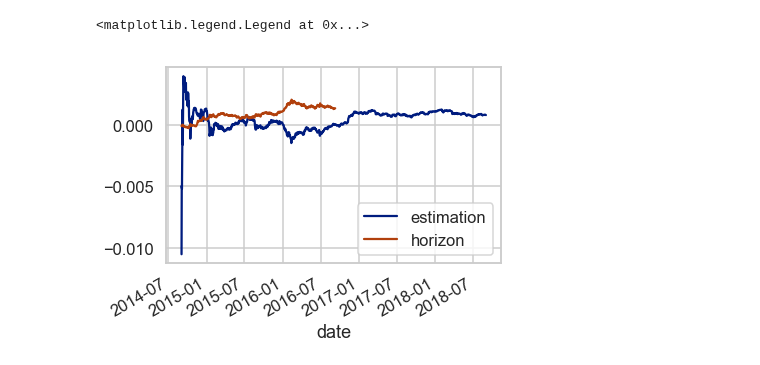
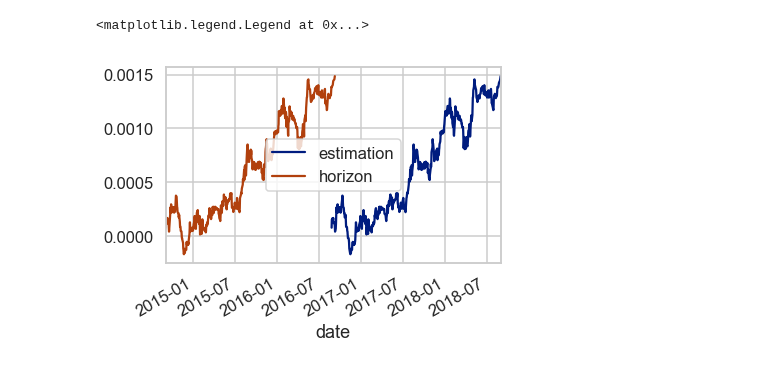
Before and after one commit to dxcv/finances, a Jupyter notebook: finances/investment/estimation/Estimation window.ipynb, the cells around one changed output. Saved outputs shown, nothing was run; the diff lists cells and outputs as text; code cells hidden in the pictures.

```diff
--- a/finances/investment/estimation/Estimation window.ipynb
+++ b/finances/investment/estimation/Estimation window.ipynb
@@ -33,10 +35,10 @@ t_horizon = 500
 estimation_df = df.rolling(t_estimation).mean().dropna()
 horizon_df = df.iloc[::-1].rolling(t_horizon).mean().iloc[::-1]
 # %%
-estimation_df['BAC'].plot(label='estimation')
-horizon_df['BAC'].plot(label='horizon')
+estimation_df['AAPL'].plot(label='estimation')
+horizon_df['AAPL'].plot(label='horizon')
 plt.legend()
 # %% [output]
 <matplotlib.legend.Legend at 0x...>
-[figure, old version]
+[figure, new version]
 # %%
```
Also changed, not shown: parts of 6 cells of this notebook.
